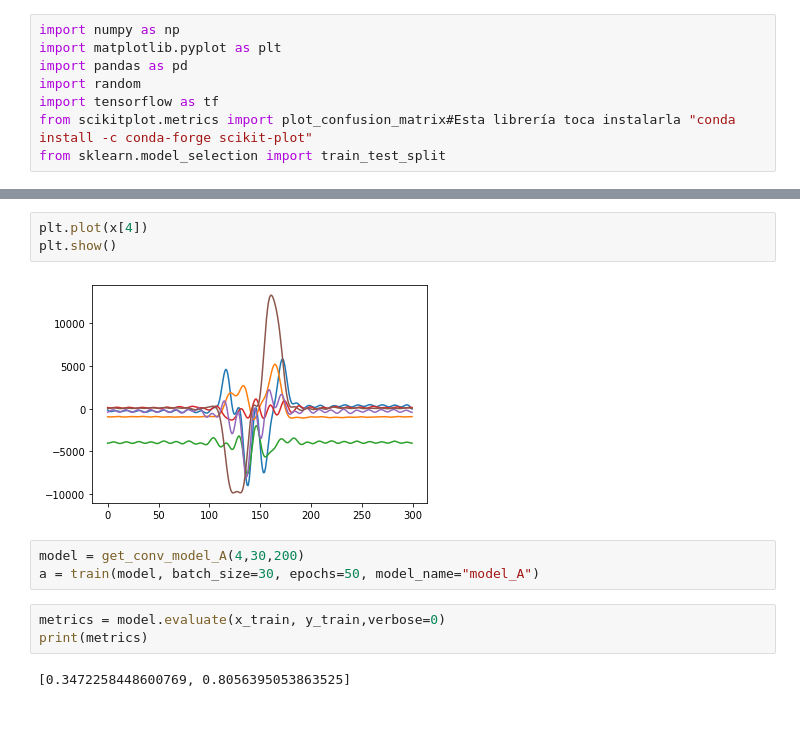
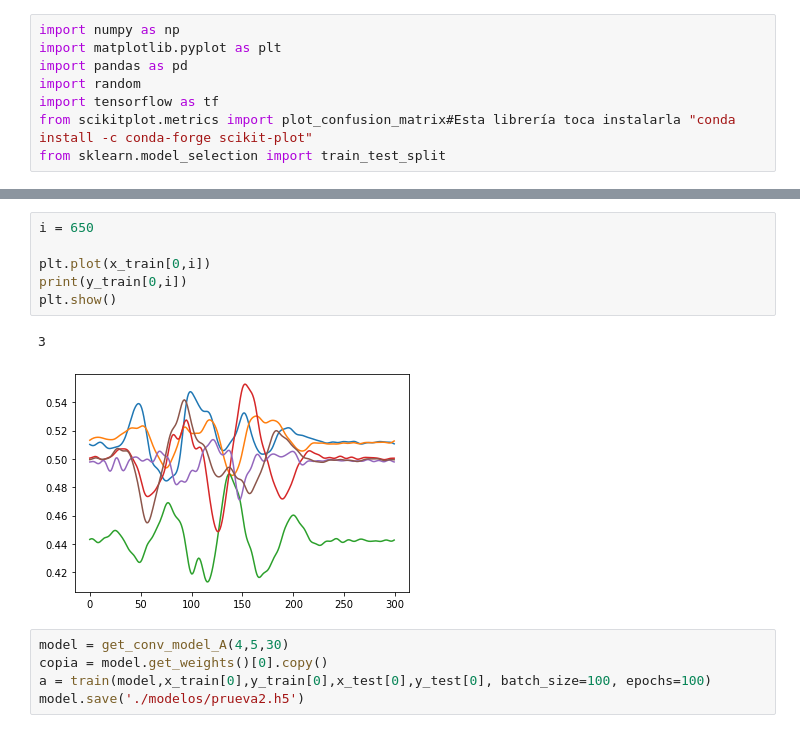
Before and after one commit to Dfriveraa/PI-GetData, a Jupyter notebook: CNN(A).ipynb, the cells around one changed output, grey strips where cells are left out. Drawn from its saved outputs; the diff is of its cells as text.

```diff
--- a/CNN(A).ipynb
+++ b/CNN(A).ipynb
@@ -113,14 +107,15 @@ print(y_train)
-# %%
-plt.plot(x[4])
-plt.show()
-# %% [output]
-[figure, removed]
-# %%
-model = get_conv_model_A(4,30,200)
-a = train(model, batch_size=30, epochs=50, model_name="model_A")
-# %%
-metrics = model.evaluate(x_train, y_train,verbose=0)
-print(metrics)
-# %% [output]
-[0.3472258448600769, 0.8056395053863525]
+# %%
+i = 650
+
+plt.plot(x_train[0,i])
+print(y_train[0,i])
+plt.show()
+# %% [output]
+3
+[figure, added]
+# %%
+model = get_conv_model_A(4,5,30)
+copia = model.get_weights()[0].copy()
+a = train(model,x_train[0],y_train[0],x_test[0],y_test[0], batch_size=100, epochs=100)
+model.save('./modelos/prueva2.h5')
 # %%
```
Also changed, not shown: parts of 16 cells of this notebook, 27 other files.
